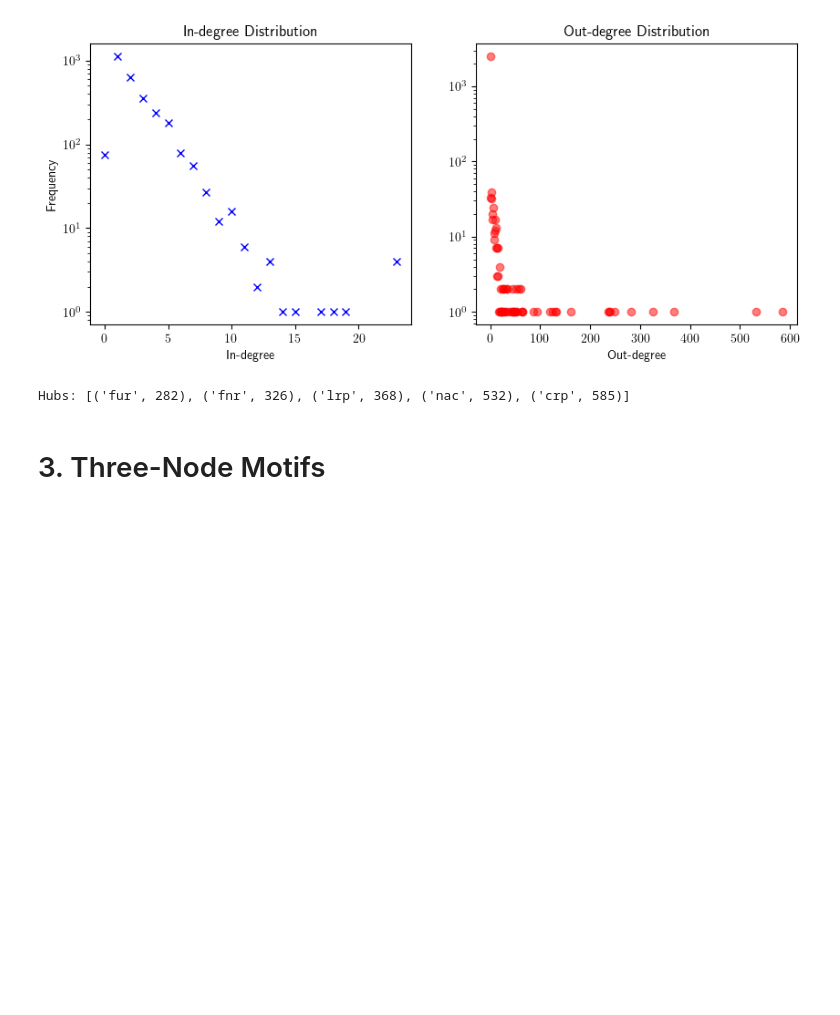
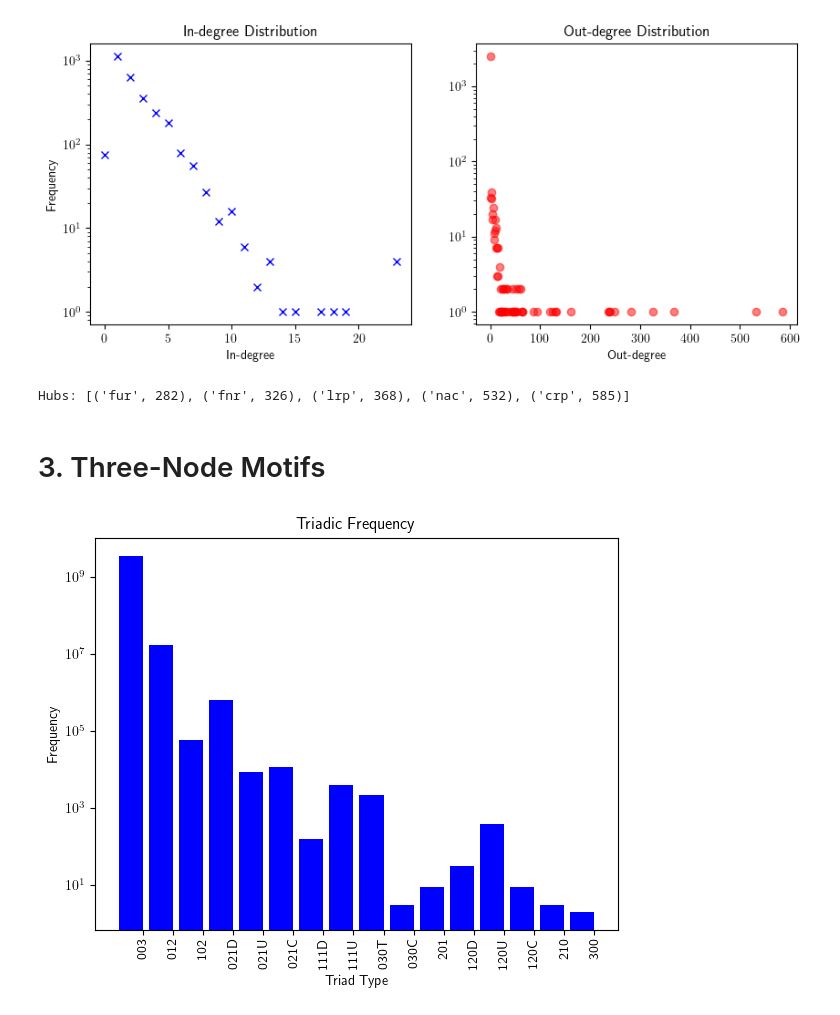
Before and after one commit to akshaysanjeevk/SysBio-course, a Jupyter notebook: hw1-RegDB.ipynb, the cells around one changed output. Saved outputs shown, nothing was run; the diff lists cells and outputs as text; code cells hidden in the pictures; blank space fills up the shorter version.

```diff
--- a/hw1-RegDB.ipynb
+++ b/hw1-RegDB.ipynb
@@ -104 +93,17 @@ node3_digraphs = all_3_node_digraphs()
+# %%
+
+fig, ax = plt.subplots(figsize=(6, 5))
+x_positions = range(len(triadic_census))
+bar_width = 0.8
+ax.bar(x_positions, triadic_census.values(), tick_label=triadic_census.keys(), color='blue', width=bar_width)
+plt.yscale('log')
+plt.ylabel('Frequency')
+plt.xlabel('Triad Type')
+plt.title('Triadic Frequency')
+ax.set_xticks([x + bar_width / 2 for x in x_positions])
+ax.set_xticklabels(triadic_census.keys(), rotation=90, ha="center")
+plt.tight_layout()
+plt.show()
+# %% [output]
+[figure, added]
 # %%
```
Also changed, not shown: parts of 9 cells of this notebook, 5 other files.
